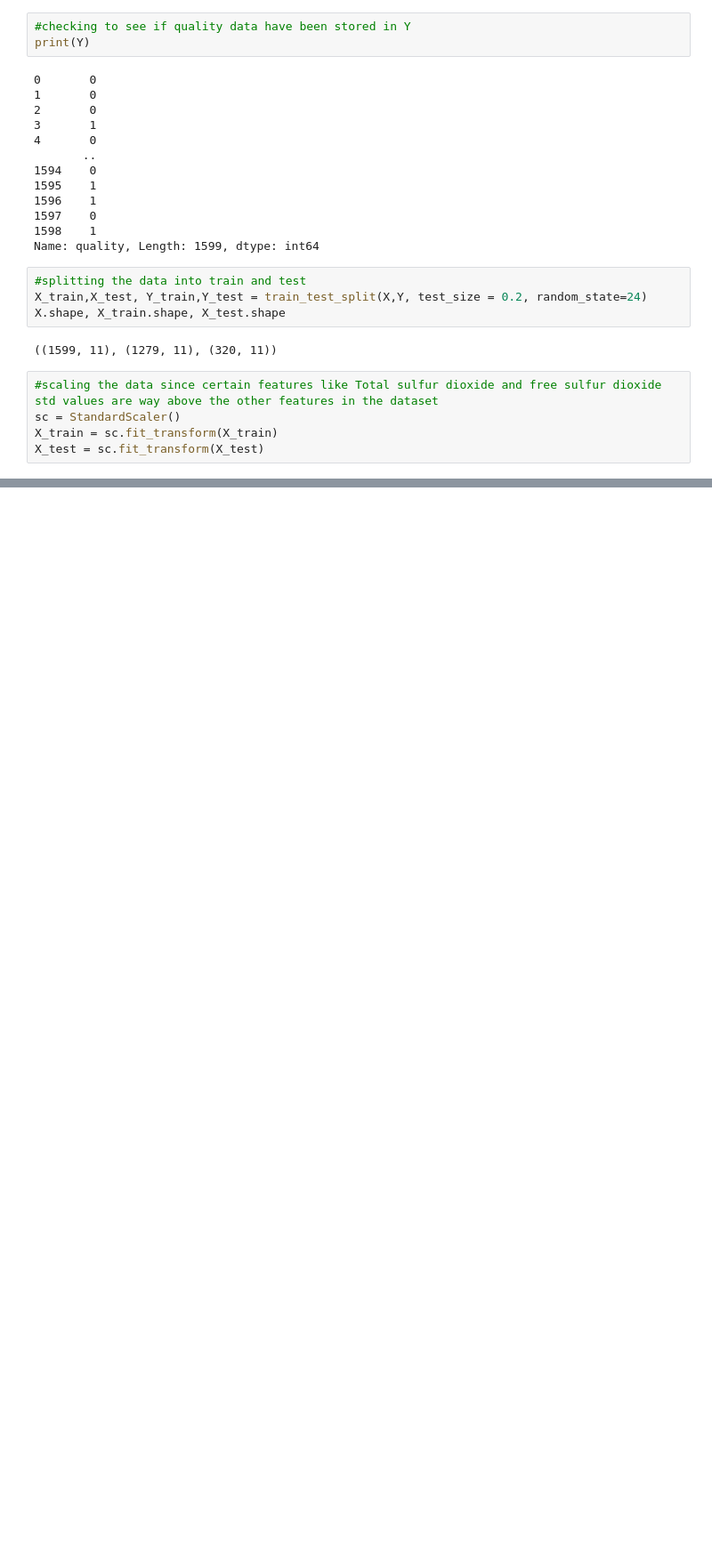
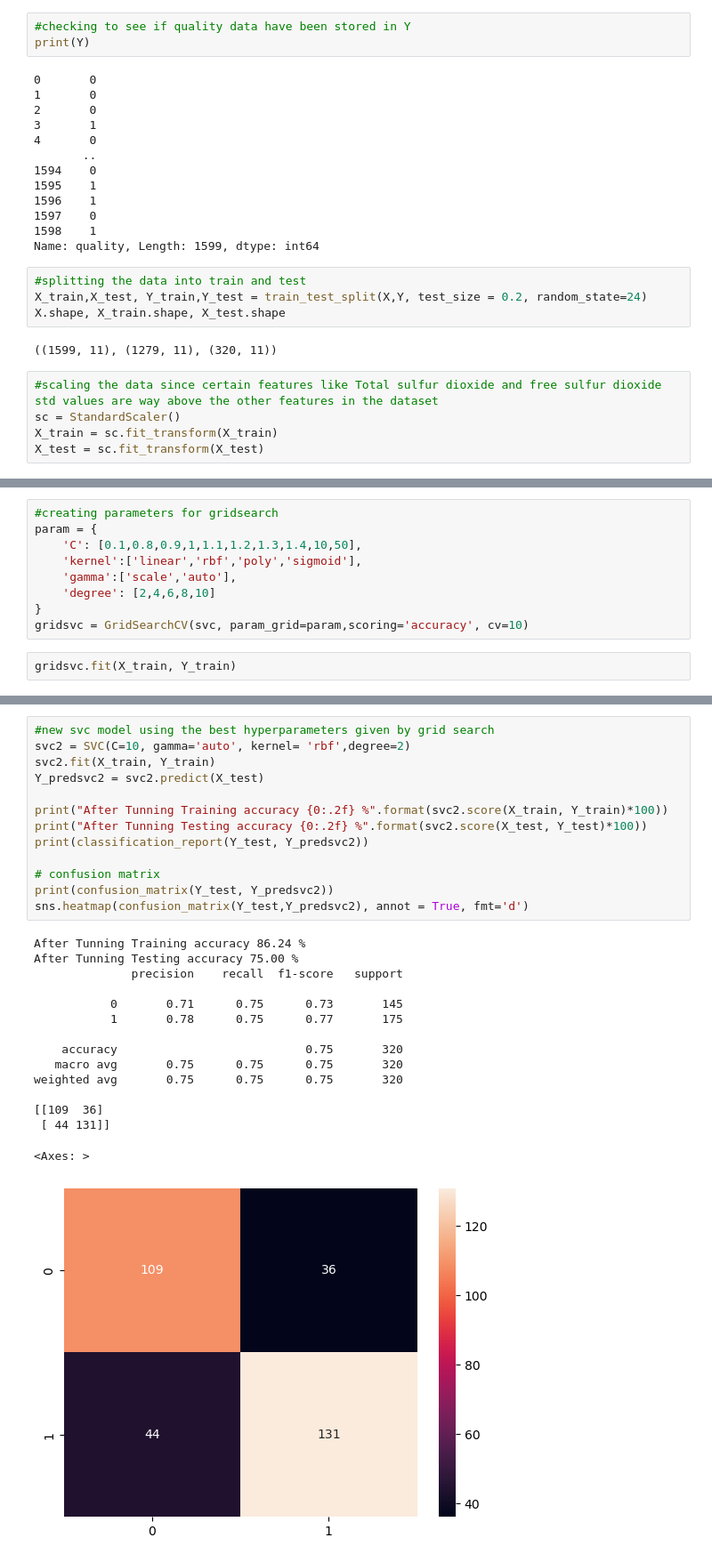
Before and after one commit to cobentil02/Redwinequality_ML, a Jupyter notebook: Red_Wine_Dataset.ipynb, the cells around one changed output, grey strips where cells are left out. Shown at 89% size. Saved outputs shown, nothing was run; the diff lists cells and outputs as text; blank space fills up the shorter version.

```diff
--- a/Red_Wine_Dataset.ipynb
+++ b/Red_Wine_Dataset.ipynb
@@ -240,0 +273,11 @@ X_test = sc.fit_transform(X_test)
+# %%
+#creating parameters for gridsearch
+param = {
+    'C': [0.1,0.8,0.9,1,1.1,1.2,1.3,1.4,10,50],
+    'kernel':['linear','rbf','poly','sigmoid'],
+    'gamma':['scale','auto'],
+    'degree': [2,4,6,8,10]
+}
+gridsvc = GridSearchCV(svc, param_grid=param,scoring='accuracy', cv=10)
+# %%
+gridsvc.fit(X_train, Y_train)
@@ -240,0 +295,29 @@ X_test = sc.fit_transform(X_test)
+# %%
+#new svc model using the best hyperparameters given by grid search
+svc2 = SVC(C=10, gamma='auto', kernel= 'rbf',degree=2)
+svc2.fit(X_train, Y_train)
+Y_predsvc2 = svc2.predict(X_test)
+
+print("After Tunning Training accuracy {0:.2f} %".format(svc2.score(X_train, Y_train)*100))
+print("After Tunning Testing accuracy {0:.2f} %".format(svc2.score(X_test, Y_test)*100))
+print(classification_report(Y_test, Y_predsvc2))
+
+# confusion matrix
+print(confusion_matrix(Y_test, Y_predsvc2))
+sns.heatmap(confusion_matrix(Y_test,Y_predsvc2), annot = True, fmt='d')
+# %% [output]
+After Tunning Training accuracy 86.24 %
+After Tunning Testing accuracy 75.00 %
+              precision    recall  f1-score   support
+
+           0       0.71      0.75      0.73       145
+           1       0.78      0.75      0.77       175
+
+    accuracy                           0.75       320
+   macro avg       0.75      0.75      0.75       320
+weighted avg       0.75      0.75      0.75       320
+
+[[109  36]
+ [ 44 131]]
+<Axes: >
+[figure, added]
```
Also changed, not shown: parts of 8 cells of this notebook.
